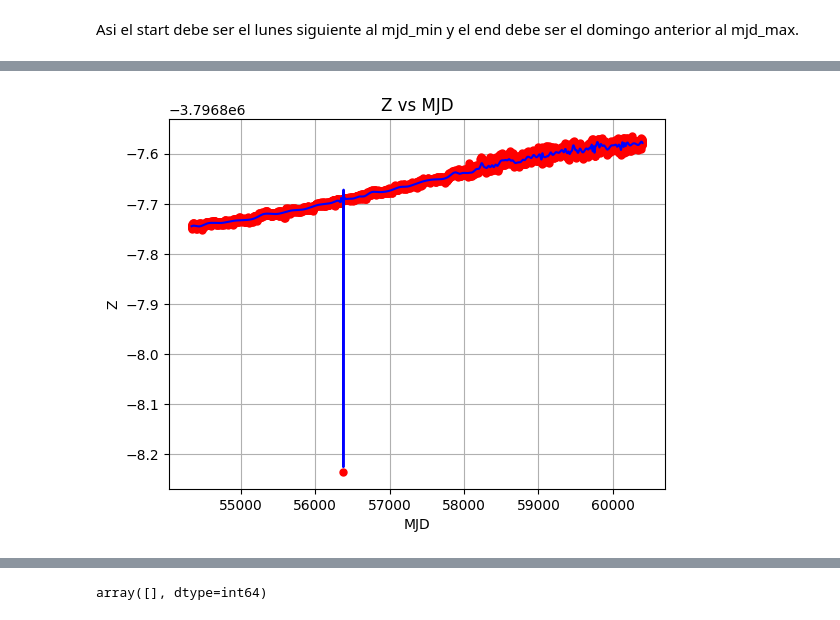
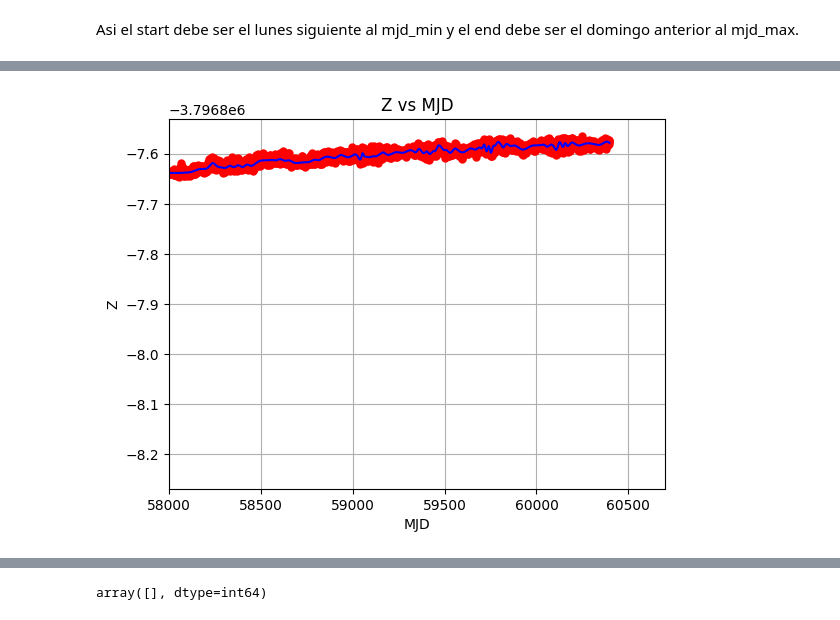
Before and after one commit to bettachini/tallerTesis, a Jupyter notebook: ramsacErrors/leeUno.ipynb, the cells around one changed output, grey strips where cells are left out. Saved outputs shown, nothing was run; the diff lists cells and outputs as text; code cells hidden in the pictures.

```diff
--- a/ramsacErrors/leeUno.ipynb
+++ b/ramsacErrors/leeUno.ipynb
@@ -158,20 +222,21 @@ data['time_series']['mjd'].iloc
 # %%
 # perform an spline interpolation
 from scipy.interpolate import UnivariateSpline
 
 spl = UnivariateSpline(data['time_series']['mjd'], data['time_series']['z'], s=0)
 spl.set_smoothing_factor(0.1)
 
 fig, ax = plt.subplots()
 ax.plot(data['time_series']['mjd'], data['time_series']['z'], 'ro', ms=5)
 ax.plot(data['time_series']['mjd'], spl(data['time_series']['mjd']), 'b')
 ax.set_xlabel('MJD')
 ax.set_ylabel('Z')
 ax.set_title('Z vs MJD')
+ax.set_xlim(58000, )
 ax.grid(True)
 plt.show()
 # %% [output]
-[figure, old version]
+[figure, new version]
 # %%
 # difference of spline to data
 
```
Also changed, not shown: parts of 15 cells of this notebook, 2 other files.
